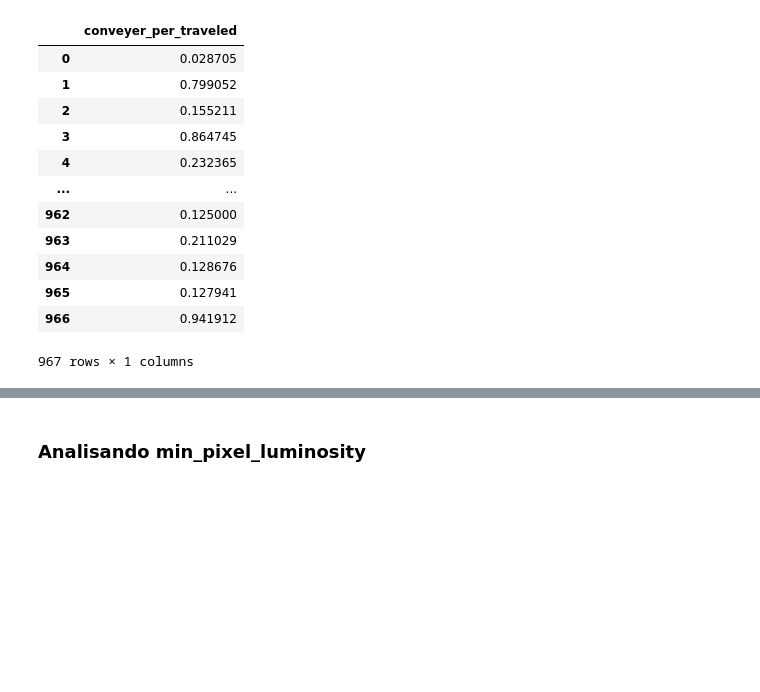
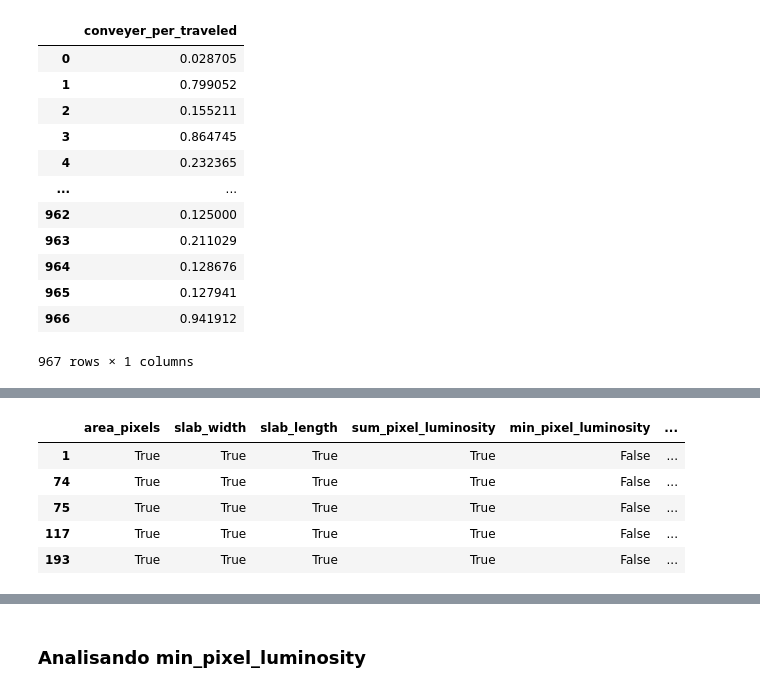
Before and after one commit to beamaia/steel-plates-arcelor, a Jupyter notebook: notebooks/desafio_beatriz_maia.ipynb, the cells around one changed output, grey strips where cells are left out. Drawn from its saved outputs; the diff is of its cells as text; code cells hidden in the pictures; blank space fills up the shorter version.

```diff
--- a/notebooks/desafio_beatriz_maia.ipynb
+++ b/notebooks/desafio_beatriz_maia.ipynb
@@ -302,0 +386,10 @@ fig.show()
+# %%
+multiple_rows_outliers_mask = mask.iloc[multiple_rows_outliers.index]
+multiple_rows_outliers_mask.head()
+# %% [output]
+|  | area_pixels | slab_width | slab_length | sum_pixel_luminosity | min_pixel_luminosity | ... |
+| 1 | True | True | True | True | False | ... |
+| 74 | True | True | True | True | False | ... |
+| 75 | True | True | True | True | False | ... |
+| 117 | True | True | True | True | False | ... |
+| 193 | True | True | True | True | False | ... |
```
Also changed, not shown: parts of 20 cells of this notebook.
